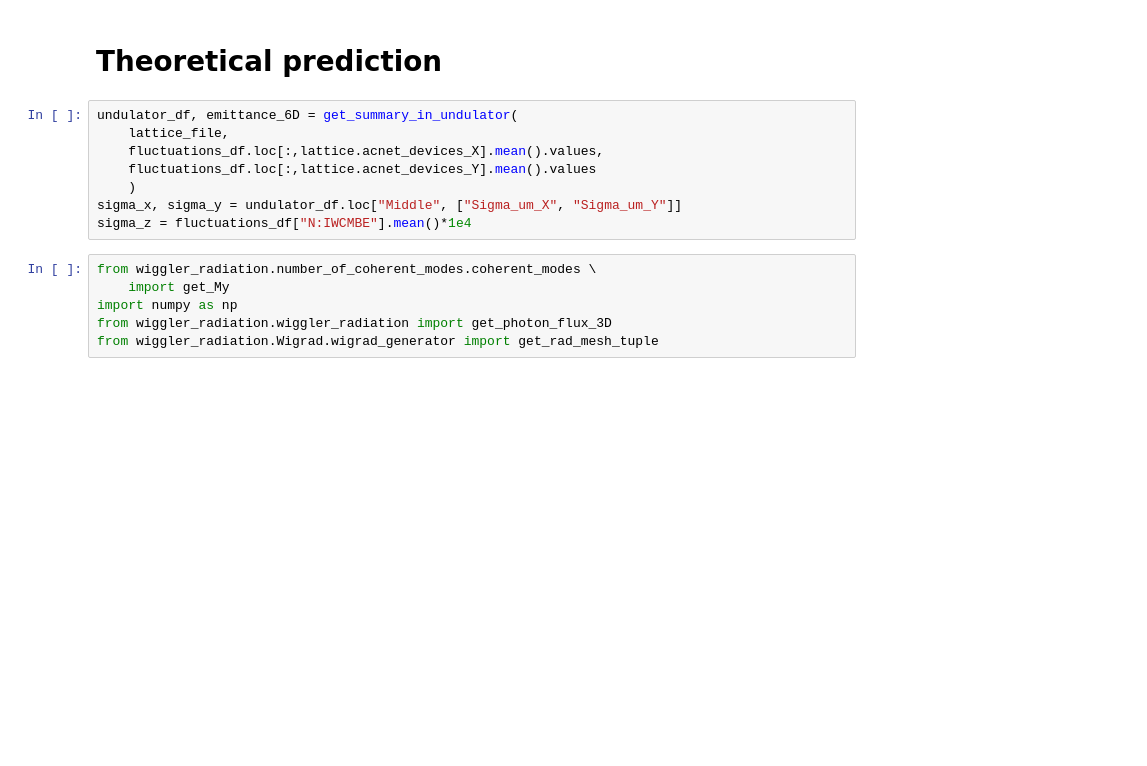
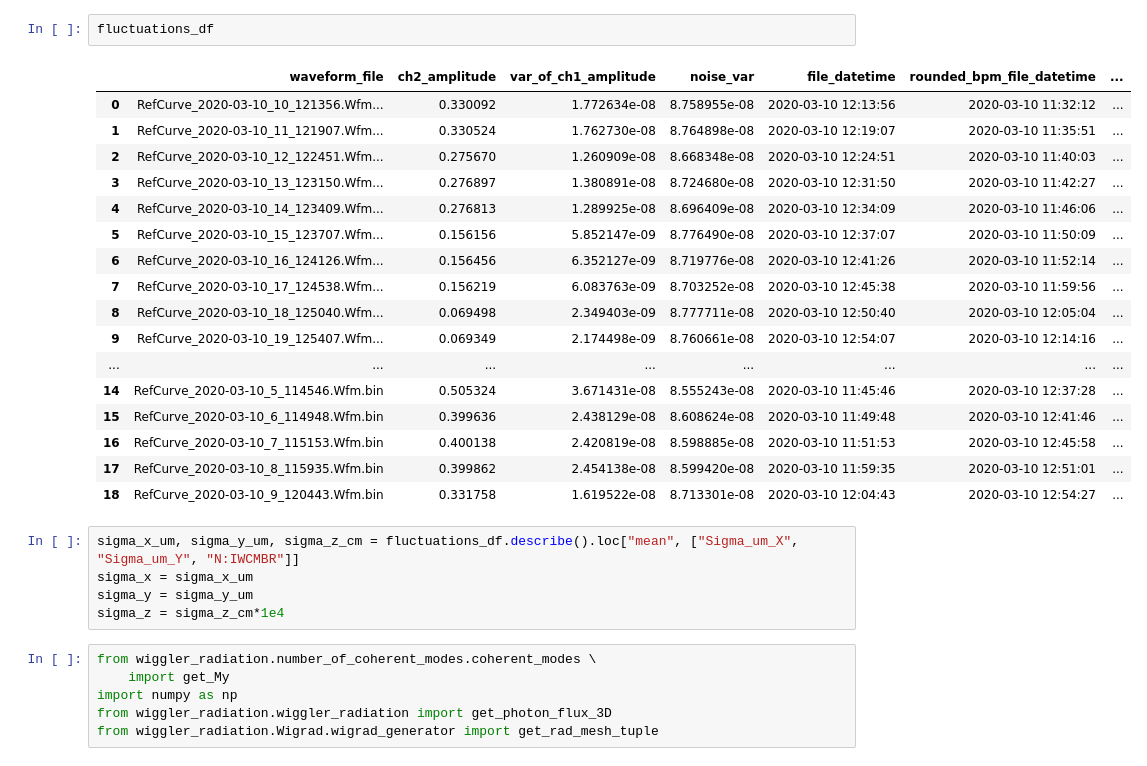
Before and after one commit to IharLobach/fur, a Jupyter notebook: shifts/shift_03_10_2020/nd_filters_data_03_10_2020.ipynb, the cells around one changed output. Cells and saved outputs as stored; diff of their text form; blank space fills up the shorter version.

```diff
--- a/shifts/shift_03_10_2020/nd_filters_data_03_10_2020.ipynb
+++ b/shifts/shift_03_10_2020/nd_filters_data_03_10_2020.ipynb
@@ -64,13 +23,28 @@ Started working on the file  RefCurve_2020-03-10_15_123707.Wfm.bin (6/19)
-# %% [markdown]
-# Theoretical prediction
-# %%
-undulator_df, emittance_6D = get_summary_in_undulator(
-    lattice_file,
-    fluctuations_df.loc[:,lattice.acnet_devices_X].mean().values,
-    fluctuations_df.loc[:,lattice.acnet_devices_Y].mean().values
-    )
-sigma_x, sigma_y = undulator_df.loc["Middle", ["Sigma_um_X", "Sigma_um_Y"]]
-sigma_z = fluctuations_df["N:IWCMBE"].mean()*1e4
+# %%
+fluctuations_df
+# %% [output]
+|  | waveform_file | ch2_amplitude | var_of_ch1_amplitude | noise_var | file_datetime | rounded_bpm_file_datetime | ... |
+| 0 | RefCurve_2020-03-10_10_121356.Wfm... | 0.330092 | 1.772634e-08 | 8.758955e-08 | 2020-03-10 12:13:56 | 2020-03-10 11:32:12 | ... |
+| 1 | RefCurve_2020-03-10_11_121907.Wfm... | 0.330524 | 1.762730e-08 | 8.764898e-08 | 2020-03-10 12:19:07 | 2020-03-10 11:35:51 | ... |
+| 2 | RefCurve_2020-03-10_12_122451.Wfm... | 0.275670 | 1.260909e-08 | 8.668348e-08 | 2020-03-10 12:24:51 | 2020-03-10 11:40:03 | ... |
+| 3 | RefCurve_2020-03-10_13_123150.Wfm... | 0.276897 | 1.380891e-08 | 8.724680e-08 | 2020-03-10 12:31:50 | 2020-03-10 11:42:27 | ... |
+| 4 | RefCurve_2020-03-10_14_123409.Wfm... | 0.276813 | 1.289925e-08 | 8.696409e-08 | 2020-03-10 12:34:09 | 2020-03-10 11:46:06 | ... |
+| 5 | RefCurve_2020-03-10_15_123707.Wfm... | 0.156156 | 5.852147e-09 | 8.776490e-08 | 2020-03-10 12:37:07 | 2020-03-10 11:50:09 | ... |
+| 6 | RefCurve_2020-03-10_16_124126.Wfm... | 0.156456 | 6.352127e-09 | 8.719776e-08 | 2020-03-10 12:41:26 | 2020-03-10 11:52:14 | ... |
+| 7 | RefCurve_2020-03-10_17_124538.Wfm... | 0.156219 | 6.083763e-09 | 8.703252e-08 | 2020-03-10 12:45:38 | 2020-03-10 11:59:56 | ... |
+| 8 | RefCurve_2020-03-10_18_125040.Wfm... | 0.069498 | 2.349403e-09 | 8.777711e-08 | 2020-03-10 12:50:40 | 2020-03-10 12:05:04 | ... |
+| 9 | RefCurve_2020-03-10_19_125407.Wfm... | 0.069349 | 2.174498e-09 | 8.760661e-08 | 2020-03-10 12:54:07 | 2020-03-10 12:14:16 | ... |
+| ... | ... | ... | ... | ... | ... | ... | ... |
+| 14 | RefCurve_2020-03-10_5_114546.Wfm.bin | 0.505324 | 3.671431e-08 | 8.555243e-08 | 2020-03-10 11:45:46 | 2020-03-10 12:37:28 | ... |
+| 15 | RefCurve_2020-03-10_6_114948.Wfm.bin | 0.399636 | 2.438129e-08 | 8.608624e-08 | 2020-03-10 11:49:48 | 2020-03-10 12:41:46 | ... |
+| 16 | RefCurve_2020-03-10_7_115153.Wfm.bin | 0.400138 | 2.420819e-08 | 8.598885e-08 | 2020-03-10 11:51:53 | 2020-03-10 12:45:58 | ... |
+| 17 | RefCurve_2020-03-10_8_115935.Wfm.bin | 0.399862 | 2.454138e-08 | 8.599420e-08 | 2020-03-10 11:59:35 | 2020-03-10 12:51:01 | ... |
+| 18 | RefCurve_2020-03-10_9_120443.Wfm.bin | 0.331758 | 1.619522e-08 | 8.713301e-08 | 2020-03-10 12:04:43 | 2020-03-10 12:54:27 | ... |
+# %%
+sigma_x_um, sigma_y_um, sigma_z_cm = fluctuations_df.describe().loc["mean", ["Sigma_um_X", "Sigma_um_Y", "N:IWCMBR"]]
+sigma_x = sigma_x_um
+sigma_y = sigma_y_um
+sigma_z = sigma_z_cm*1e4
 # %%
 from wiggler_radiation.number_of_coherent_modes.coherent_modes \
     import get_My
```
Also changed, not shown: parts of 5 cells of this notebook, 46 other files.
